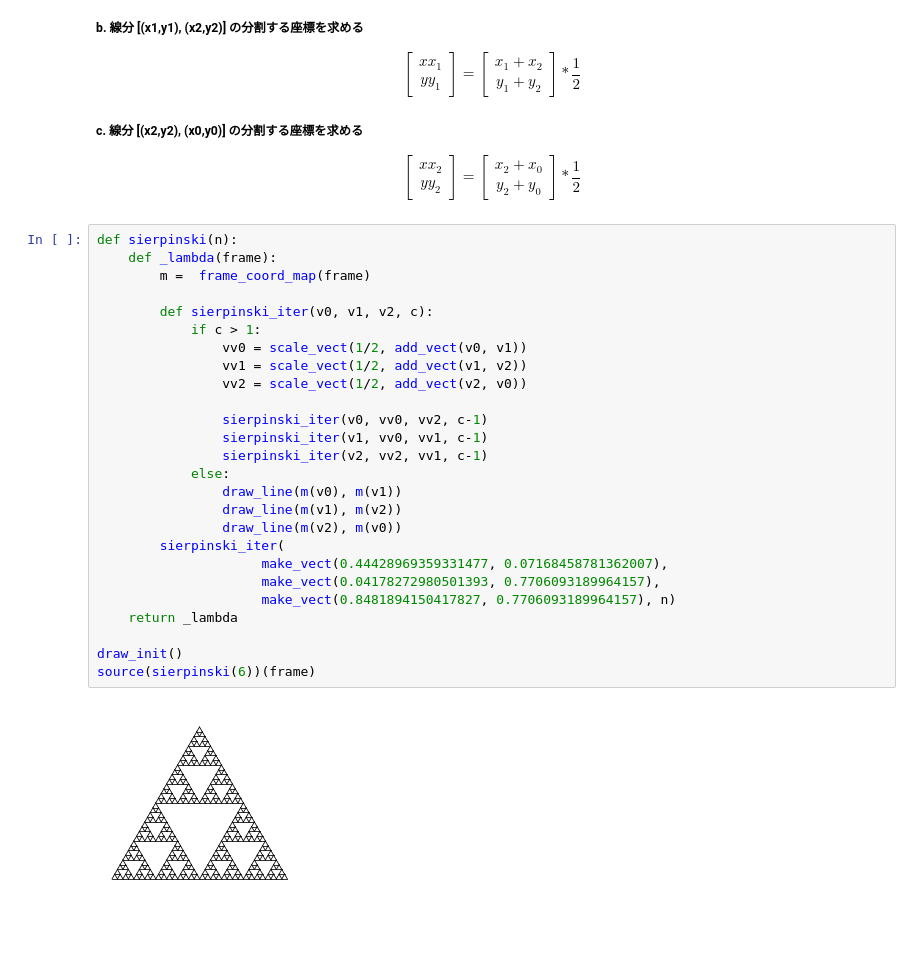
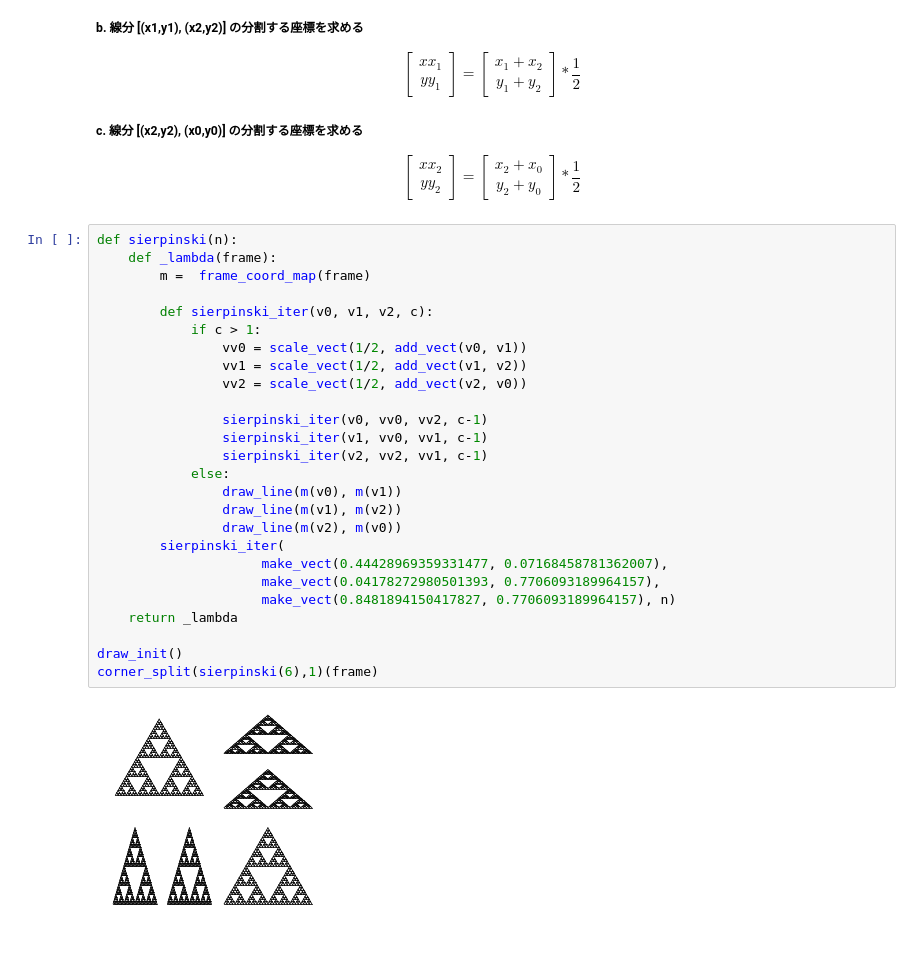
Before and after one commit to hidekuno/jupyter-sicp, a Jupyter notebook: picture_language.ipynb, the cells around one changed output. Drawn from its saved outputs; the diff is of its cells as text.

```diff
--- a/picture_language.ipynb
+++ b/picture_language.ipynb
@@ -546,28 +557,28 @@ $$
 # %%
 def sierpinski(n):
     def _lambda(frame):
         m =  frame_coord_map(frame)
 
         def sierpinski_iter(v0, v1, v2, c):
             if c > 1:
                 vv0 = scale_vect(1/2, add_vect(v0, v1))
                 vv1 = scale_vect(1/2, add_vect(v1, v2))
                 vv2 = scale_vect(1/2, add_vect(v2, v0))
 
                 sierpinski_iter(v0, vv0, vv2, c-1)
                 sierpinski_iter(v1, vv0, vv1, c-1)
                 sierpinski_iter(v2, vv2, vv1, c-1)
             else:
                 draw_line(m(v0), m(v1))
                 draw_line(m(v1), m(v2))
                 draw_line(m(v2), m(v0))
         sierpinski_iter(
                      make_vect(0.44428969359331477, 0.07168458781362007),
                      make_vect(0.04178272980501393, 0.7706093189964157),
                      make_vect(0.8481894150417827, 0.7706093189964157), n)
     return _lambda
 
 draw_init()
-source(sierpinski(6))(frame)
+corner_split(sierpinski(6),1)(frame)
 # %% [output]
-[figure, old version]
+[figure, new version]
```
Also changed, not shown: parts of 7 cells of this notebook.
